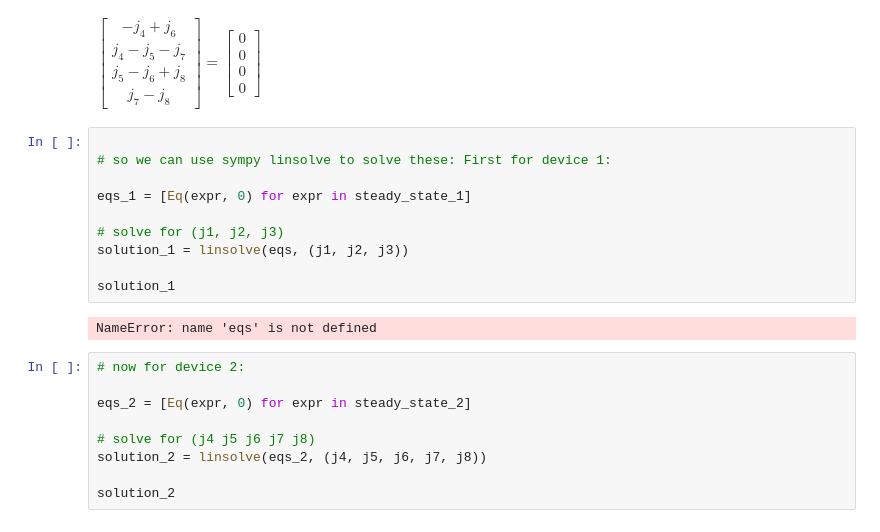
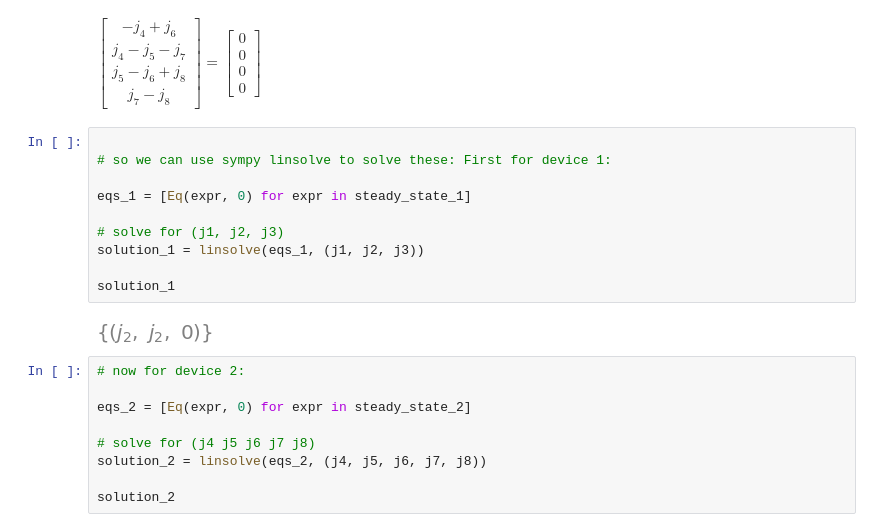
Before and after one commit to FTurci/conductance-chem-net, a Jupyter notebook: students/Will/building_CM_using_Raux_2025.ipynb, the cells around one changed output. Cells and saved outputs as stored; diff of their text form.

```diff
--- a/students/Will/building_CM_using_Raux_2025.ipynb
+++ b/students/Will/building_CM_using_Raux_2025.ipynb
@@ -314,15 +314,15 @@ $\displaystyle \left[\begin{matrix}- j_{4} + j_{6}\\j_{4} - j_{5} - j_{7}\\j_{5}
 # %%
 
 # so we can use sympy linsolve to solve these: First for device 1:
 
 eqs_1 = [Eq(expr, 0) for expr in steady_state_1]
 
 # solve for (j1, j2, j3)
-solution_1 = linsolve(eqs, (j1, j2, j3))
+solution_1 = linsolve(eqs_1, (j1, j2, j3))
 
 solution_1
 # %% [output]
-NameError: name 'eqs' is not defined
+[figure, added]
 # %%
 # now for device 2:
 
```
Also changed, not shown: parts of 45 cells of this notebook, 4 other files.
